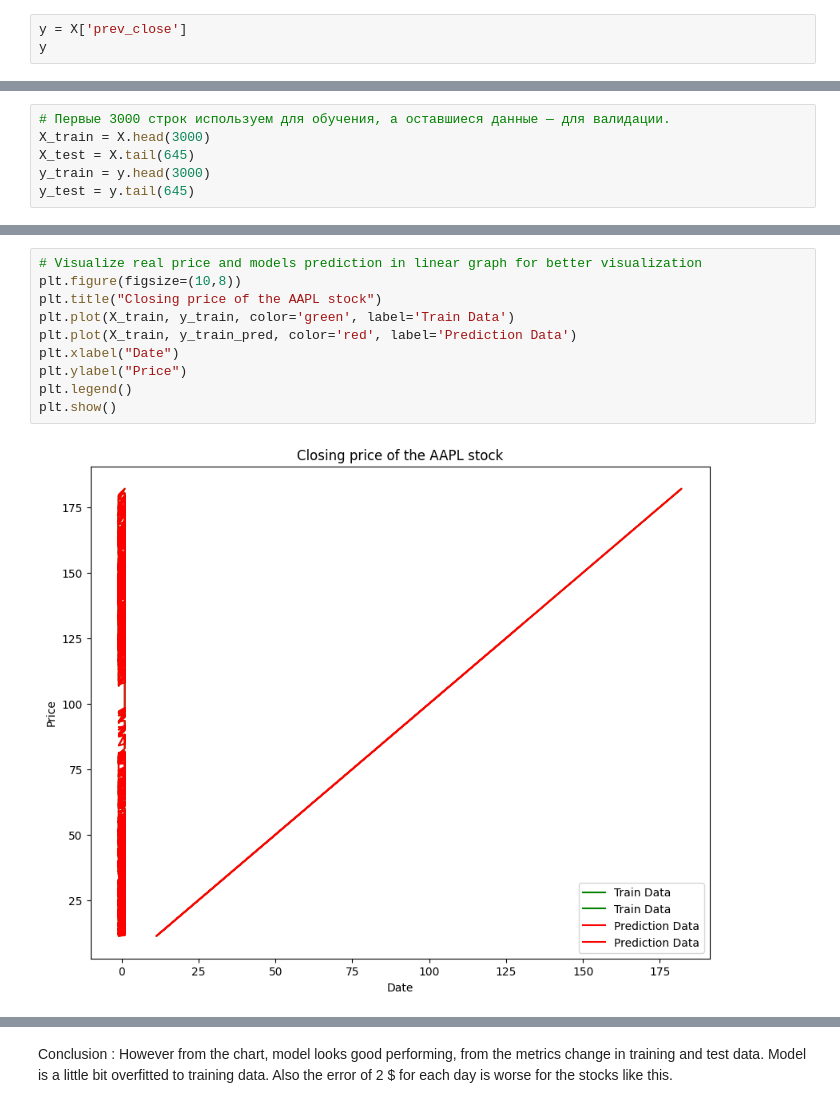
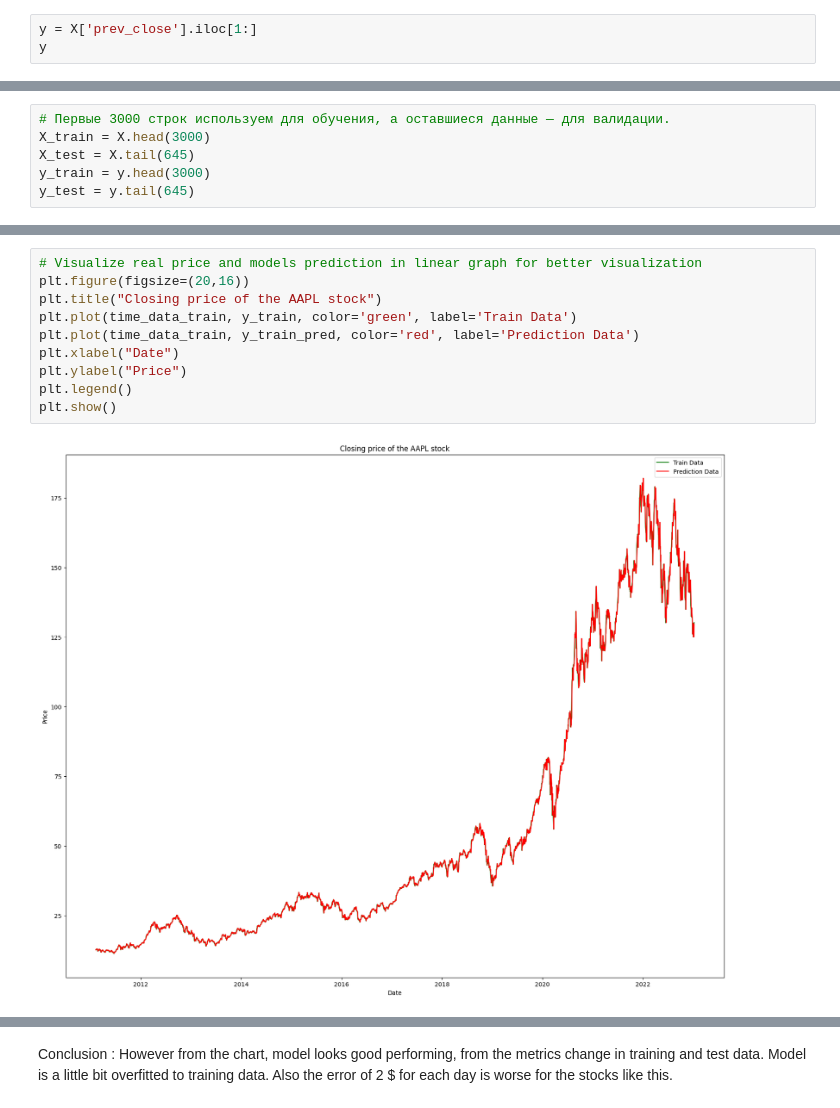
Before and after one commit to Ziyo78/apple_stock_real_price, a Jupyter notebook: l5_forecasting_ml_task.ipynb, the cells around one changed output, grey strips where cells are left out. Saved outputs shown, nothing was run; the diff lists cells and outputs as text.

```diff
--- a/l5_forecasting_ml_task.ipynb
+++ b/l5_forecasting_ml_task.ipynb
@@ -193,6 +168,6 @@ X
 | 3647 | 224.90 | -1 |
 3648 rows × 2 columns
 # %%
-y = X['prev_close']
+y = X['prev_close'].iloc[1:]
 y
 # %% [output]
@@ -247,14 +222,14 @@ MSL error in test data : 0.0
 # %%
 # Visualize real price and models prediction in linear graph for better visualization
-plt.figure(figsize=(10,8))
+plt.figure(figsize=(20,16))
 plt.title("Closing price of the AAPL stock")
-plt.plot(X_train, y_train, color='green', label='Train Data')
-plt.plot(X_train, y_train_pred, color='red', label='Prediction Data')
+plt.plot(time_data_train, y_train, color='green', label='Train Data')
+plt.plot(time_data_train, y_train_pred, color='red', label='Prediction Data')
 plt.xlabel("Date")
 plt.ylabel("Price")
 plt.legend()
 plt.show()
 # %% [output]
-[figure, old version]
+[figure, new version]
 # %%
 # Visualize real price and models prediction in linear graph for better visualization
```
Also changed, not shown: parts of 6 cells of this notebook, 2 other files.
